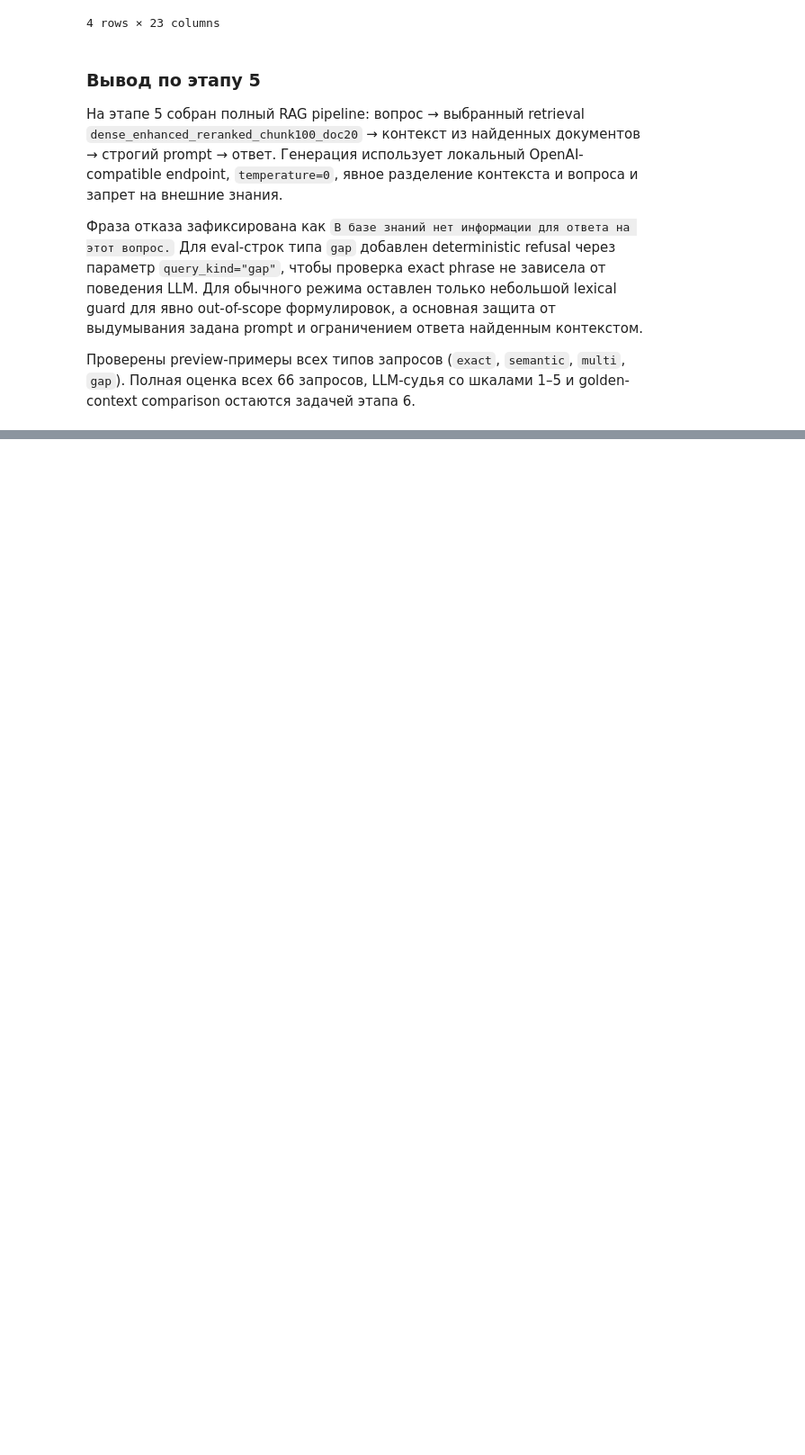
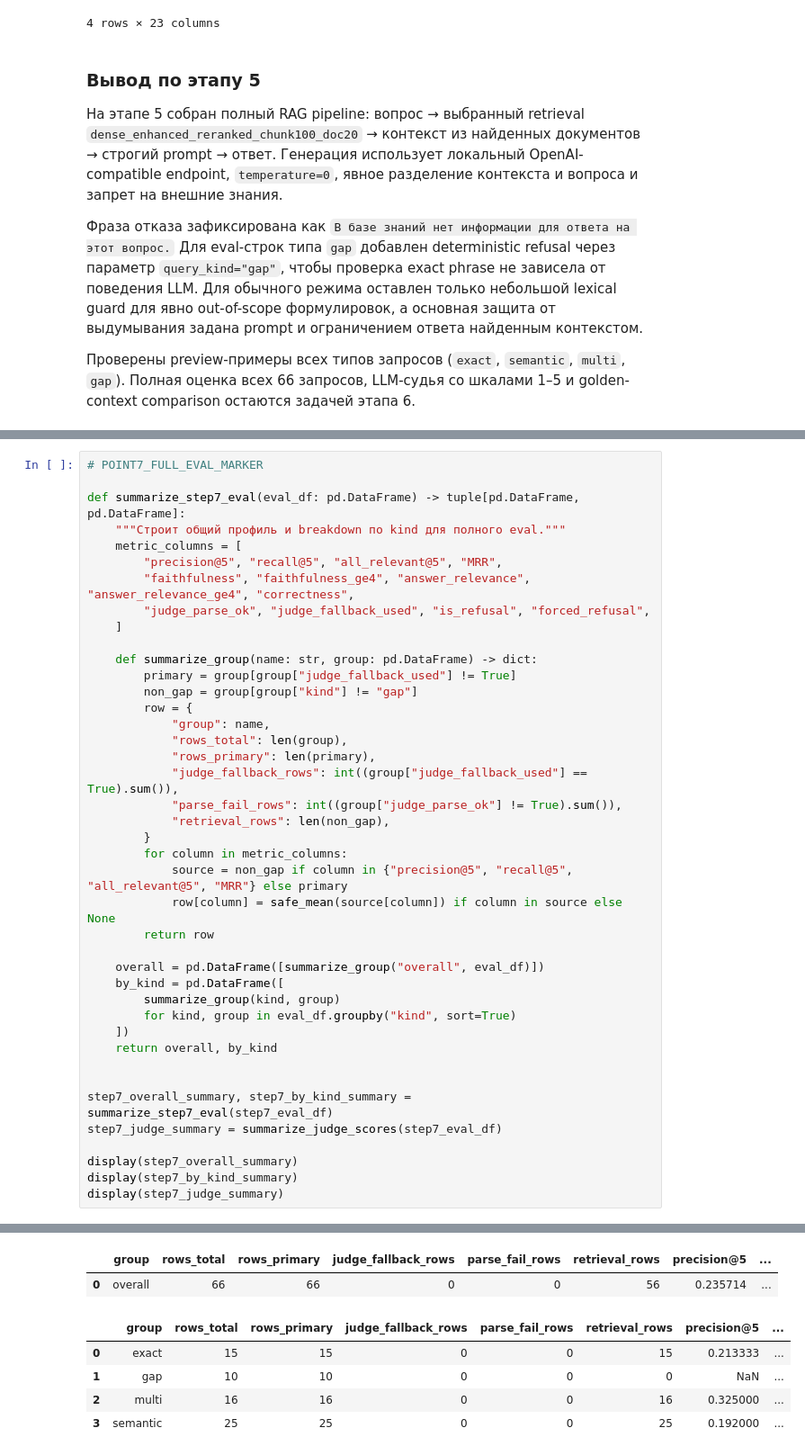
Before and after one commit to IlyaEmelin/ai-agent.rag-system2, a Jupyter notebook: filmoskop_rag.ipynb, the cells around one changed output, grey strips where cells are left out. Shown at 90% size. Drawn from its saved outputs; the diff is of its cells as text; blank space fills up the shorter version.

```diff
--- a/filmoskop_rag.ipynb
+++ b/filmoskop_rag.ipynb
@@ -3758,0 +3901,42 @@ step6_preview_display
+# %%
+# POINT7_FULL_EVAL_MARKER
+
+def summarize_step7_eval(eval_df: pd.DataFrame) -> tuple[pd.DataFrame, pd.DataFrame]:
+    """Строит общий профиль и breakdown по kind для полного eval."""
+    metric_columns = [
+        "precision@5", "recall@5", "all_relevant@5", "MRR",
+        "faithfulness", "faithfulness_ge4", "answer_relevance", "answer_relevance_ge4", "correctness",
+        "judge_parse_ok", "judge_fallback_used", "is_refusal", "forced_refusal",
+    ]
+
+    def summarize_group(name: str, group: pd.DataFrame) -> dict:
+        primary = group[group["judge_fallback_used"] != True]
+        non_gap = group[group["kind"] != "gap"]
+        row = {
+            "group": name,
+            "rows_total": len(group),
+            "rows_primary": len(primary),
+            "judge_fallback_rows": int((group["judge_fallback_used"] == True).sum()),
+            "parse_fail_rows": int((group["judge_parse_ok"] != True).sum()),
+            "retrieval_rows": len(non_gap),
+        }
+        for column in metric_columns:
+            source = non_gap if column in {"precision@5", "recall@5", "all_relevant@5", "MRR"} else primary
+            row[column] = safe_mean(source[column]) if column in source else None
+        return row
+
+    overall = pd.DataFrame([summarize_group("overall", eval_df)])
+    by_kind = pd.DataFrame([
+        summarize_group(kind, group)
+        for kind, group in eval_df.groupby("kind", sort=True)
+    ])
+    return overall, by_kind
+
+
+step7_overall_summary, step7_by_kind_summary = summarize_step7_eval(step7_eval_df)
+step7_judge_summary = summarize_judge_scores(step7_eval_df)
+
+display(step7_overall_summary)
+display(step7_by_kind_summary)
+display(step7_judge_summary)
+# %% [output]
@@ -3758,0 +3948,7 @@ step6_preview_display
+|  | group | rows_total | rows_primary | judge_fallback_rows | parse_fail_rows | retrieval_rows | precision@5 | ... |
+| 0 | overall | 66 | 66 | 0 | 0 | 56 | 0.235714 | ... |
+|  | group | rows_total | rows_primary | judge_fallback_rows | parse_fail_rows | retrieval_rows | precision@5 | ... |
+| 0 | exact | 15 | 15 | 0 | 0 | 15 | 0.213333 | ... |
+| 1 | gap | 10 | 10 | 0 | 0 | 0 | NaN | ... |
+| 2 | multi | 16 | 16 | 0 | 0 | 16 | 0.325000 | ... |
+| 3 | semantic | 25 | 25 | 0 | 0 | 25 | 0.192000 | ... |
```
Also changed, not shown: parts of 7 cells of this notebook, 1 other file.
